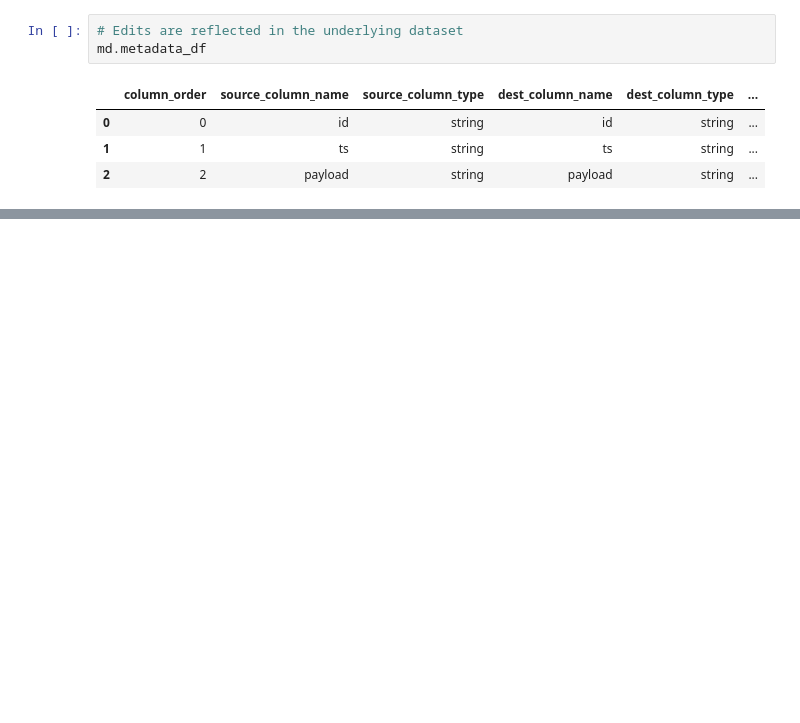
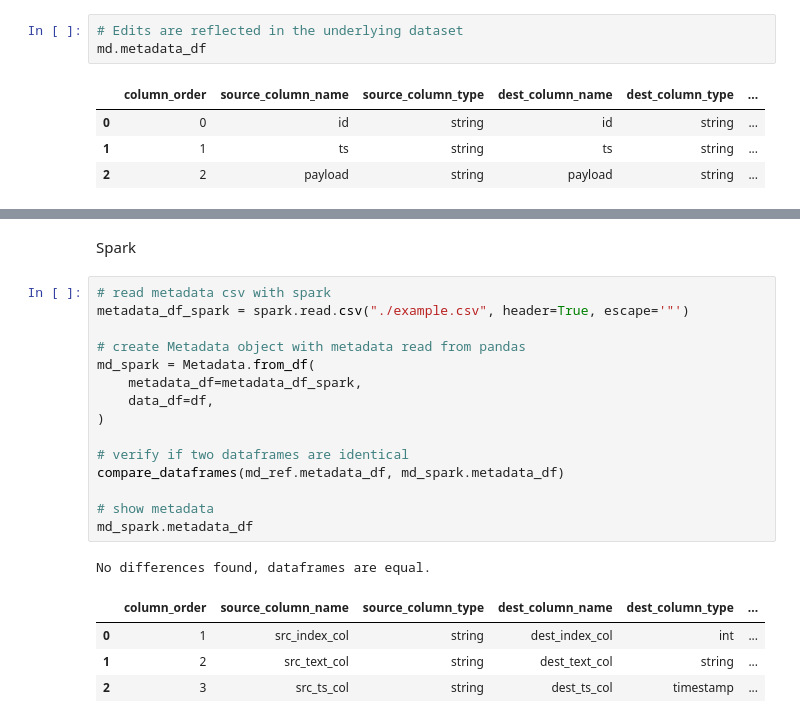
Before and after one commit to GeorgelPreput/pushcart, a Jupyter notebook: examples/metadata.ipynb, the cells around one changed output, grey strips where cells are left out. Saved outputs shown, nothing was run; the diff lists cells and outputs as text; blank space fills up the shorter version.

```diff
--- a/examples/metadata.ipynb
+++ b/examples/metadata.ipynb
@@ -257,0 +310,23 @@ flat_transformed_df.show(truncate=False)
+# %% [markdown]
+Spark
+# %%
+# read metadata csv with spark
+metadata_df_spark = spark.read.csv("./example.csv", header=True, escape='"')
+
+# create Metadata object with metadata read from pandas
+md_spark = Metadata.from_df(
+    metadata_df=metadata_df_spark,
+    data_df=df,
+)
+
+# verify if two dataframes are identical
+compare_dataframes(md_ref.metadata_df, md_spark.metadata_df)
+
+# show metadata
+md_spark.metadata_df
+# %% [output]
+No differences found, dataframes are equal.
+|  | column_order | source_column_name | source_column_type | dest_column_name | dest_column_type | ... |
+| 0 | 1 | src_index_col | string | dest_index_col | int | ... |
+| 1 | 2 | src_text_col | string | dest_text_col | string | ... |
+| 2 | 3 | src_ts_col | string | dest_ts_col | timestamp | ... |
```
Also changed, not shown: parts of 14 cells of this notebook, 2 other files.
